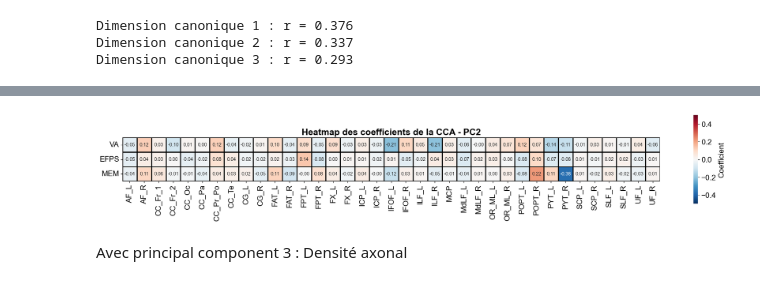
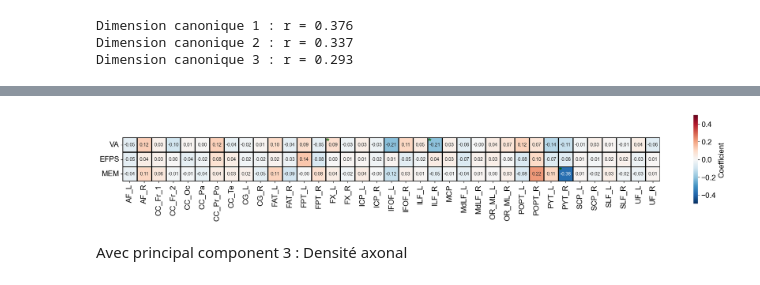
Before and after one commit to rosaliegregoire/FuzzyClustering-PING, a Jupyter notebook: PingCognitionBundles/5-CCA.ipynb, the cells around one changed output, grey strips where cells are left out. Cells and saved outputs as stored; diff of their text form; code cells hidden in the pictures.

```diff
--- a/PingCognitionBundles/5-CCA.ipynb
+++ b/PingCognitionBundles/5-CCA.ipynb
@@ -305,3 +467,39 @@ for i in range(0, Y2.shape[1]):
+# %%
+# Plot a scatter plot for the first canonical dimension of CCA2
+x2_data, y2_data = mod2.transform(X2, Y2)
+
+color = sns.color_palette("Set2")[3]
+
+plotting_parameters = {
+    "x" : x2_data[:, 0],
+    "y" : y2_data[:, 0],
+    "scatter_kws" : {"edgecolor" : "k", "alpha" : 0.7,
+                     "s" : 120,
+                     "color" : color},
+    "line_kws" : {"linewidth" : 1, "color" : "r"},
+}
+
+with plt.rc_context(
+        {"font.family" : "Arial",
+        "font.size" : 20, "font.weight" : "normal", "axes.titleweight" : "bold",
+        }
+    ):
+    fig, ax = plt.subplots(figsize=(8, 8))
+    scatter = sns.regplot(ax=ax, **plotting_parameters)
+
+    ax.spines[["left", "bottom"]].set(linewidth=2)
+    ax.spines[["right", "top"]].set_visible(False)
+    ax.set_ylabel("1$^{ère}$ dimension cognitive", fontdict={"fontweight": "bold"})
+    ax.set_xlabel("1$^{ère}$ dimension des faisceaux", fontdict={"fontweight" : "bold"})
+
+    ax.set_xlim(-1.2, 0.80)
+    ax.set_ylim(-4, 5)
+
+    ax.figure.autofmt_xdate(rotation=60, ha="right")
+
+    plt.tight_layout()
+    plt.savefig(f"{output_dir}/CCA2/cca2_scatter.png", dpi=900)
+    plt.show
 # %%
 coef_df2.set_index("varname", inplace=True)
 coef_df2.columns = ["VA", "EFPS", "MEM"]
@@ -312,38 +510,38 @@ plotting_parameters2 = {
     "data" : coef_df2.T,
     "cmap" : "RdBu_r",
     "vmin" : -0.5,
     "vmax" : 0.5,
     "center" : 0,
     "annot" : True,
     "annot_kws" : {"fontsize": 10},
     "fmt" : ".2f",
     "robust" : True,
     "linewidths" : 0.8,
     "linecolor" : "black",
     "cbar_kws" : {"label": "Coefficient", "shrink": 0.4},
     "square" : True,
 }
 
 with plt.rc_context(
         {"font.family" : "Arial",
         "font.size" : 16, "font.weight" : "normal", "axes.titleweight" : "bold",
         }
     ) :
         fig, ax = plt.subplots(figsize=(21, 7))
         heatmap = sns.heatmap(ax=ax, **plotting_parameters2)
 
         ax.set_xlabel("")
-        ax.set_title("Heatmap des coefficients de la CCA - PC2")
+        ax.set_title("")
 
-        for i, j in product(range(coef_pval_corr2.T.shape[0]), range(coef_pval_corr2.T.shape[1])):
-            if coef_pval_corr2.T.iloc[i, j] < 0.05:
+        for i, j in product(range(coef_pval_df2.T.shape[0]), range(coef_pval_df2.T.shape[1])):
+            if coef_pval_df2.T.iloc[i, j] < 0.05:
                 ax.text(j, i, "*", ha="left", va="top", color="darkgreen", fontsize=20)
 
         plt.tight_layout()
-        plt.savefig(f"{output_dir}/cca2_coef_heatmap.png", dpi=900)
+        plt.savefig(f"{output_dir}/CCA2/cca2_coef_heatmap.png", dpi=900)
         plt.show()
 # %% [output]
-[figure, old version]
+[figure, new version]
 # %% [markdown]
 Avec principal component 3 : Densité axonal
 # %%
```
Also changed, not shown: parts of 22 cells of this notebook, 3 other files.
